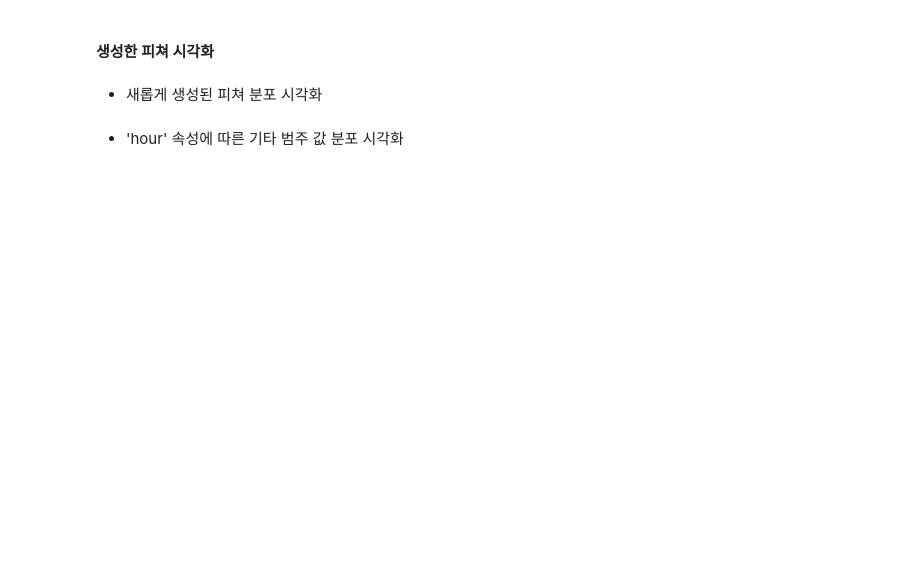
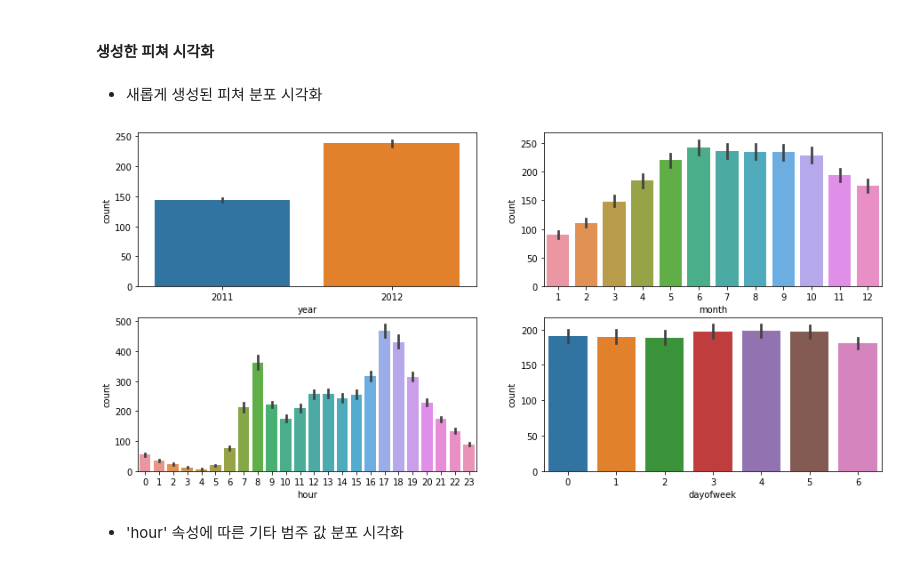
Before and after one commit to yebiny/SkillTreePython-DataAnalysis, a Jupyter notebook: 05.머신러닝기반데이터분석/해설/ch05_14_실전머신러닝_자전거_수요예측.ipynb, the cells around one changed output. Saved outputs shown, nothing was run; the diff lists cells and outputs as text; code cells hidden in the pictures; blank space fills up the shorter version.

```diff
--- a/05.머신러닝기반데이터분석/해설/ch05_14_실전머신러닝_자전거_수요예측.ipynb
+++ b/05.머신러닝기반데이터분석/해설/ch05_14_실전머신러닝_자전거_수요예측.ipynb
@@ -319,0 +320,8 @@ test.head(3)
+# %%
+plt.figure(figsize=(15,8))
+for i,col in enumerate(noms):
+  plt.subplot(2,4,i+1)
+  sns.countplot(x=train[col])
+  plt.subplot(2,4,i+1+4)
+  sns.countplot(x=test[col])
+plt.show()
@@ -324,0 +340,6 @@ test.head(3)
+# %%
+plt.figure(figsize=(15,4))
+for i,col in enumerate(noms):
+  plt.subplot(1,4,i+1)
+  sns.barplot(x=train[col], y=train['count'])
+plt.show()
@@ -354,2 +392,9 @@ test.head(3)
 # %% [markdown]
 * 테스트 데이터 피쳐 기준으로 합치기
+# %%
+df = pd.concat( [train[['count']+noms+cont+['datetime']], test[noms+cont+['datetime']]] )
+print(train.shape, test.shape, df.shape)
+# 훈련 데이터의 개수 바인딩
+n_train = train.shape[0]
+#df.head(3)
+df.tail(3)
@@ -359,0 +418,9 @@ test.head(3)
+# %%
+df['datetime'] = pd.to_datetime(df['datetime'])
+df['year']=df['datetime'].dt.year # 연도
+df['month']=df['datetime'].dt.month # 월
+#df['day']=df['datetime'].dt.day # 일
+df['hour']=df['datetime'].dt.hour # 시
+df['dayofweek']=df['datetime'].dt.dayofweek # 요일
+new_features=['year', 'month', 'hour', 'dayofweek']
+df.head(3)
@@ -361,5 +433,13 @@ test.head(3)
 #### 생성한 피쳐 시각화
 # %% [markdown]
 * 새롭게 생성된 피쳐 분포 시각화
+# %%
+plt.figure(figsize=(15,7))
+for i, col in enumerate(new_features):
+  plt.subplot(2,2,i+1)
+  sns.barplot(data=df.iloc[:n_train], x=col, y='count')
+plt.show()
+# %% [output]
+[figure, added]
 # %% [markdown]
 * 'hour' 속성에  따른 기타 범주 값 분포 시각화
```
Also changed, not shown: parts of 40 cells of this notebook.
